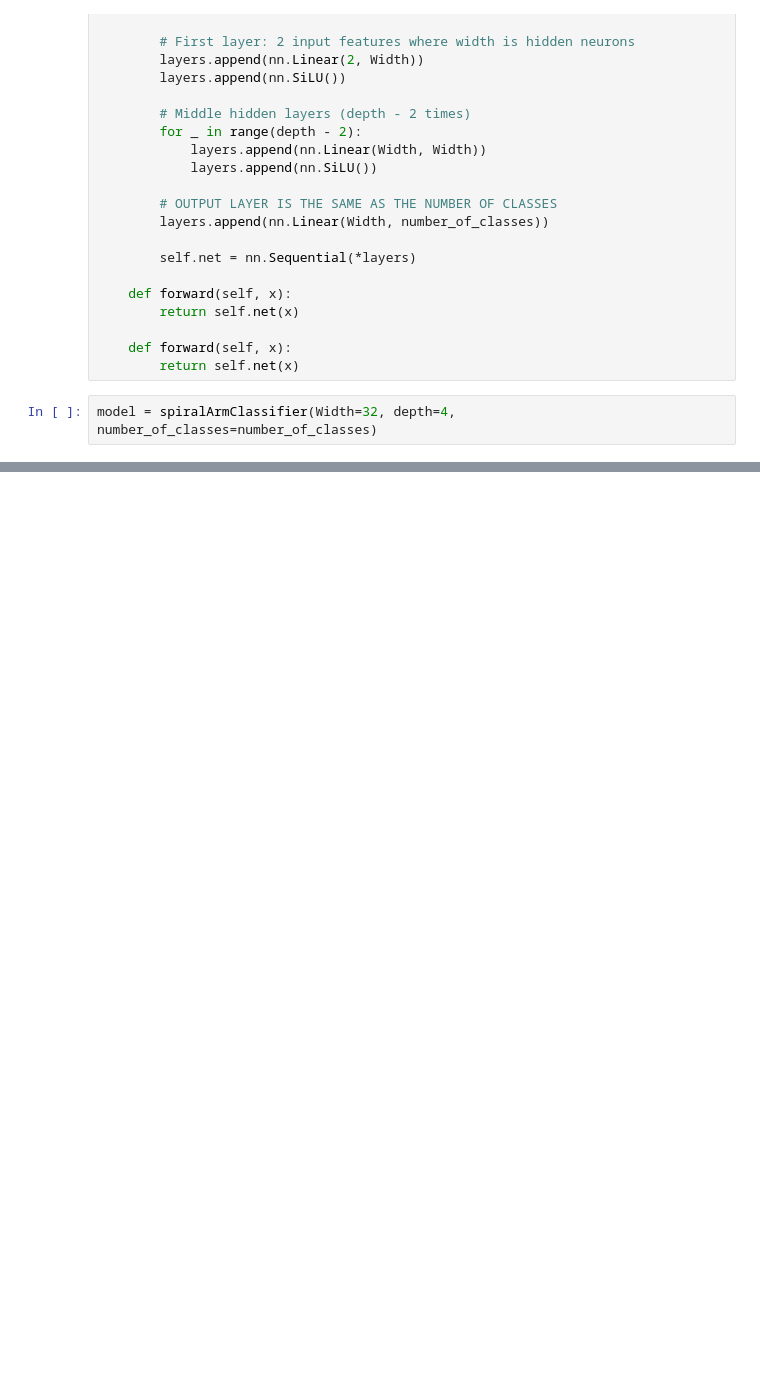
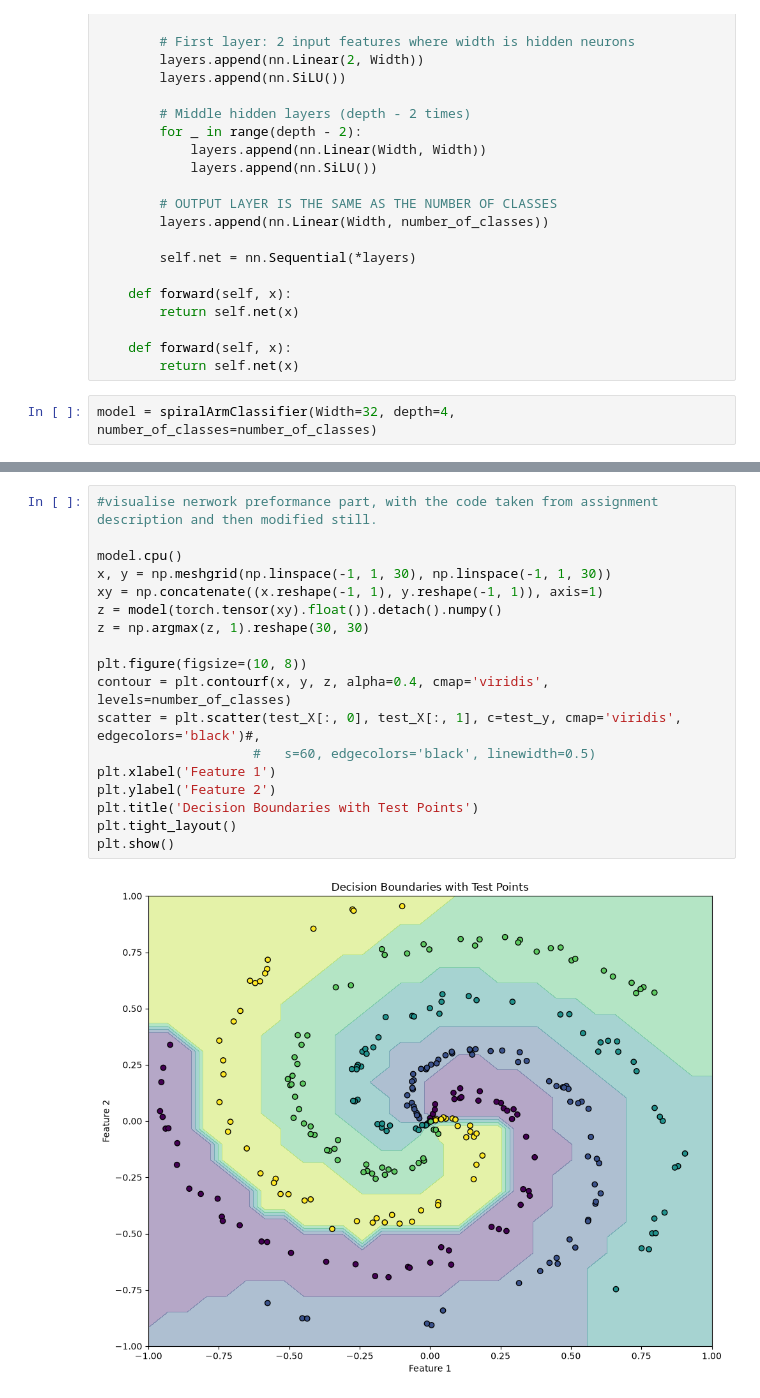
Before and after one commit to StefanStringer/FinalSemester, a Jupyter notebook: Deep Learning/Assignments/Assignment 1/_au712592.ipynb, the cells around one changed output, grey strips where cells are left out. Drawn from its saved outputs; the diff is of its cells as text; blank space fills up the shorter version.

```diff
--- a/Deep Learning/Assignments/Assignment 1/_au712592.ipynb
+++ b/Deep Learning/Assignments/Assignment 1/_au712592.ipynb
@@ -320,0 +396,20 @@ def train_epoch(model, loader, criterion, optimiser):
+# %%
+#visualise nerwork preformance part, with the code taken from assignment description and then modified still.
+
+model.cpu()
+x, y = np.meshgrid(np.linspace(-1, 1, 30), np.linspace(-1, 1, 30))
+xy = np.concatenate((x.reshape(-1, 1), y.reshape(-1, 1)), axis=1)
+z = model(torch.tensor(xy).float()).detach().numpy()
+z = np.argmax(z, 1).reshape(30, 30)
+
+plt.figure(figsize=(10, 8))
+contour = plt.contourf(x, y, z, alpha=0.4, cmap='viridis', levels=number_of_classes)
+scatter = plt.scatter(test_X[:, 0], test_X[:, 1], c=test_y, cmap='viridis', edgecolors='black')#,
+                    #   s=60, edgecolors='black', linewidth=0.5)
+plt.xlabel('Feature 1')
+plt.ylabel('Feature 2')
+plt.title('Decision Boundaries with Test Points')
+plt.tight_layout()
+plt.show()
+# %% [output]
+[figure, added]
```
Also changed, not shown: parts of 7 cells of this notebook, 2 other files.
